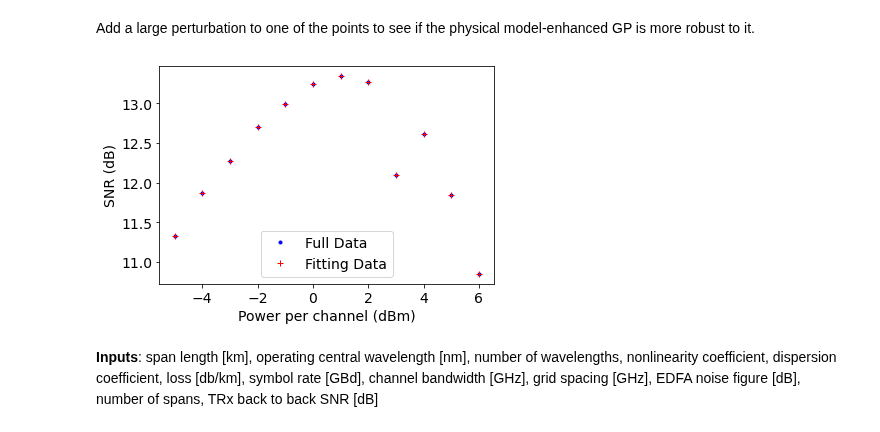
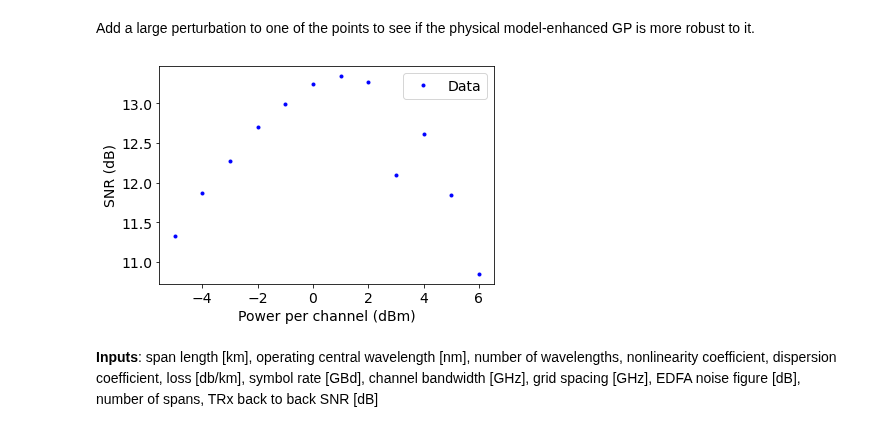
Before and after one commit to joshnevin/physics_enhanced_GPs, a Jupyter notebook: GN_model_enhanced_GPs_robust.ipynb, the cells around one changed output. Saved outputs shown, nothing was run; the diff lists cells and outputs as text; code cells hidden in the pictures.

```diff
--- a/GN_model_enhanced_GPs_robust.ipynb
+++ b/GN_model_enhanced_GPs_robust.ipynb
@@ -22,9 +22,13 @@ pch = np.genfromtxt(open(str(data_dir) + "pchexppchsam100.csv", "r"), delimiter=
 # %% [markdown]
 Play around with the amount of data
 # %%
-down_sample_factor = 2
+down_sample_factor = 3
 snr = np.array([snr[i] for i in range(len(snr)) if i % down_sample_factor == 0])
 pch = np.array([pch[i] for i in range(len(pch)) if i % down_sample_factor == 0])
+# %%
+down_sample_factor = 2
+snr = np.array([snr[i] for i in range(len(snr)) if i % down_sample_factor == 0])
+pch = np.array([pch[i] for i in range(len(pch)) if i % down_sample_factor == 0])
 # %%
 len(pch)
 # %% [output]
@@ -37,13 +41,10 @@ Add a large perturbation to one of the points to see if the physical model-enhan
 per_ind = 8
 snr[per_ind] = snr[per_ind] - 1
 # %%
-snr_fit = snr[:].reshape(-1,1)
-pch_fit = pch[:].reshape(-1,1)
-plt.plot(pch, snr, 'b.', label='Full Data')
-plt.plot(pch_fit, snr_fit, 'r+', label='Fitting Data')
+plt.plot(pch, snr, 'b.', label='Data')
 plt.xlabel("Power per channel (dBm)")
 plt.ylabel("SNR (dB)")
 plt.legend()
 plt.show()
 # %% [output]
-[figure, old version]
+[figure, new version]
```
Also changed, not shown: parts of 18 cells of this notebook, 2 other files.
